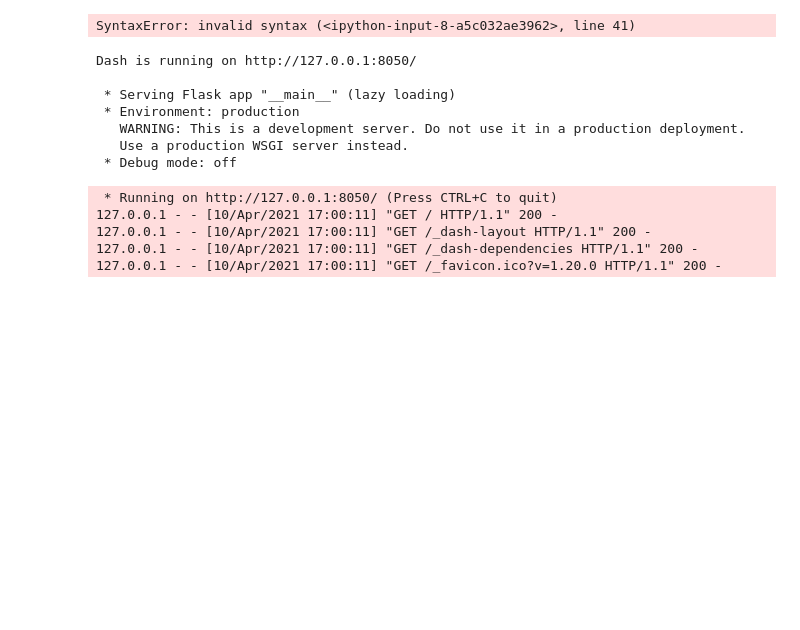
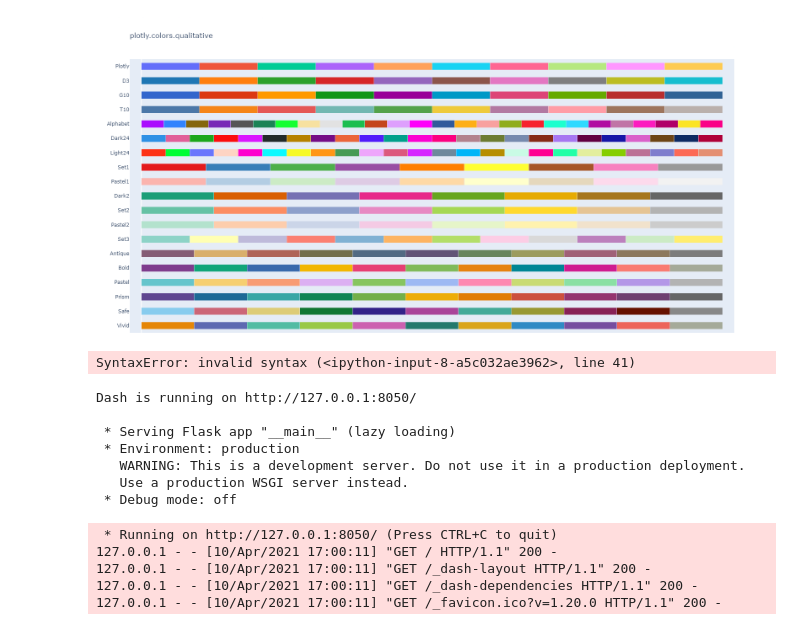
Before and after one commit to griffinbran/Chemical-Physics-Data-Visualization, a Jupyter notebook: code/Dash-Practice.ipynb, the cells around one changed output. Drawn from its saved outputs; the diff is of its cells as text; code cells hidden in the pictures; blank space fills up the shorter version.

```diff
--- a/code/Dash-Practice.ipynb
+++ b/code/Dash-Practice.ipynb
@@ -10,3 +10,9 @@ import dash  # (version 1.12.0) pip install dash
 import dash_core_components as dcc
 import dash_html_components as html
 from dash.dependencies import Input, Output
+# %%
+import plotly.express as px
+
+fig = px.colors.qualitative.swatches()
+fig.show()
+# %% [output]
@@ -13,3 +20,4 @@ from dash.dependencies import Input, Output
+[figure, added]
 # %%
 # Start the app
 app = dash.Dash(__name__)
```
Also changed, not shown: parts of 1 cell of this notebook, 1 other file.
